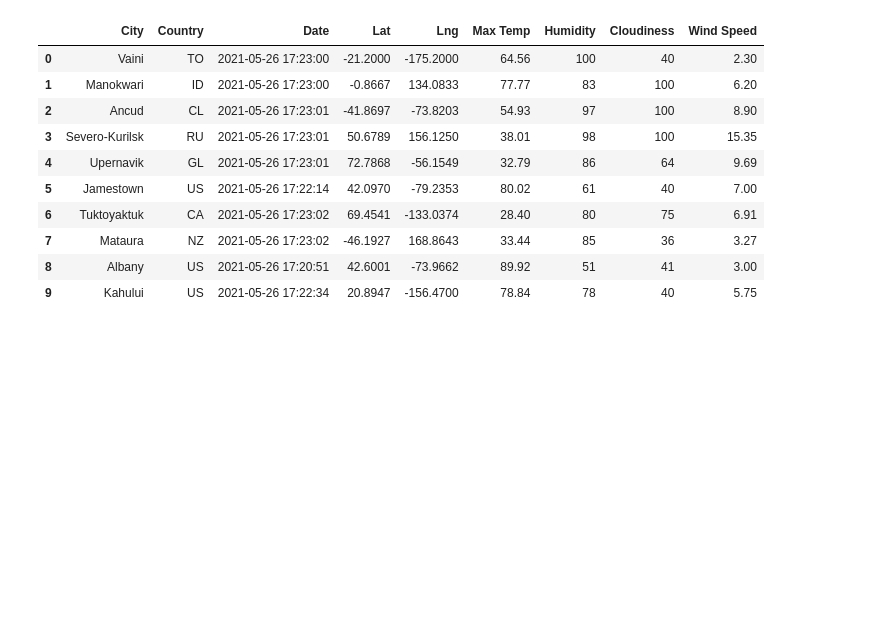
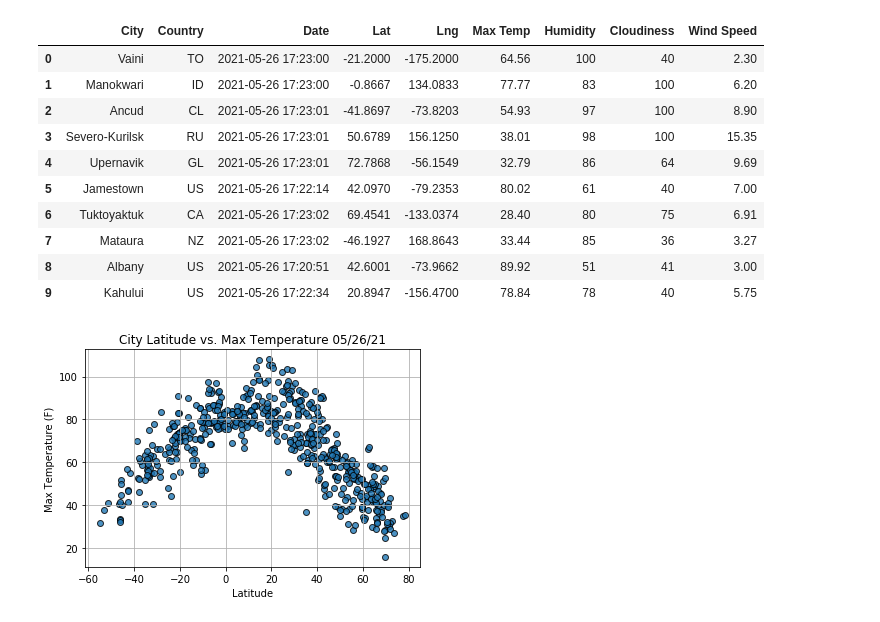
Before and after one commit to ean-maloney/World_Weather_Analysis, a Jupyter notebook: WeatherPy.ipynb, the cells around one changed output. Saved outputs shown, nothing was run; the diff lists cells and outputs as text; code cells hidden in the pictures; blank space fills up the shorter version.

Commit message:
Made some weather charts

```diff
--- a/WeatherPy.ipynb
+++ b/WeatherPy.ipynb
@@ -163,3 +163,31 @@ output_path = "weather_data/cities.csv"
 
 #Export city_data
 city_data_df.to_csv(output_path, index_label = "City_ID")
+# %%
+# Extract relevant fields for plots
+lats = city_data_df["Lat"]
+max_temps = city_data_df["Max Temp"]
+humidity = city_data_df["Humidity"]
+cloudiness = city_data_df["Cloudiness"]
+wind_speed = city_data_df["Wind Speed"]
+# %%
+#Import time lib and get today's date
+import time
+today = time.strftime("%x")
+
+#Build scatter for lat v. temp
+plt.scatter(lats, max_temps, edgecolor = "black", linewidths = 1,
+            marker = "o", alpha = .8, label = "Cities")
+
+#Format plot
+plt.title(f"City Latitude vs. Max Temperature {today}")
+plt.ylabel("Max Temperature (F)")
+plt.xlabel("Latitude")
+plt.grid()
+
+#Save fig
+plt.savefig("weather_data/Fig1.png")
+
+plt.show()
+# %% [output]
+[figure, added]
```
Also changed, not shown: parts of 3 cells of this notebook, 5 other files.
